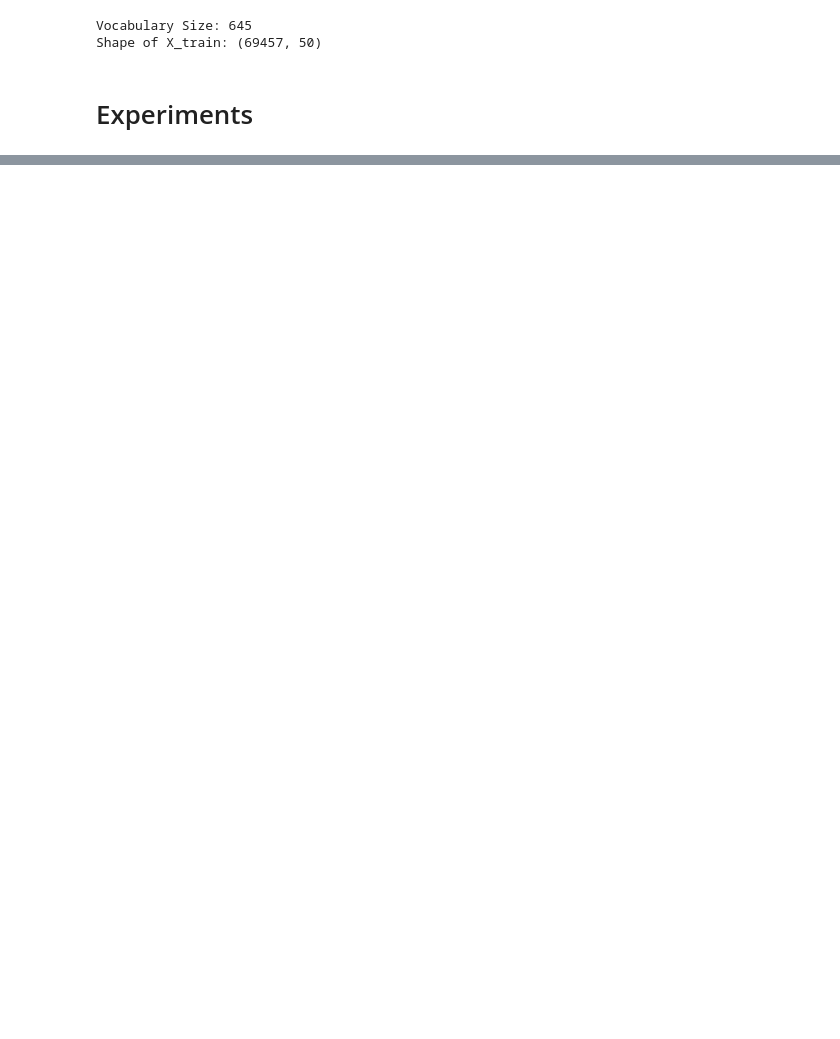
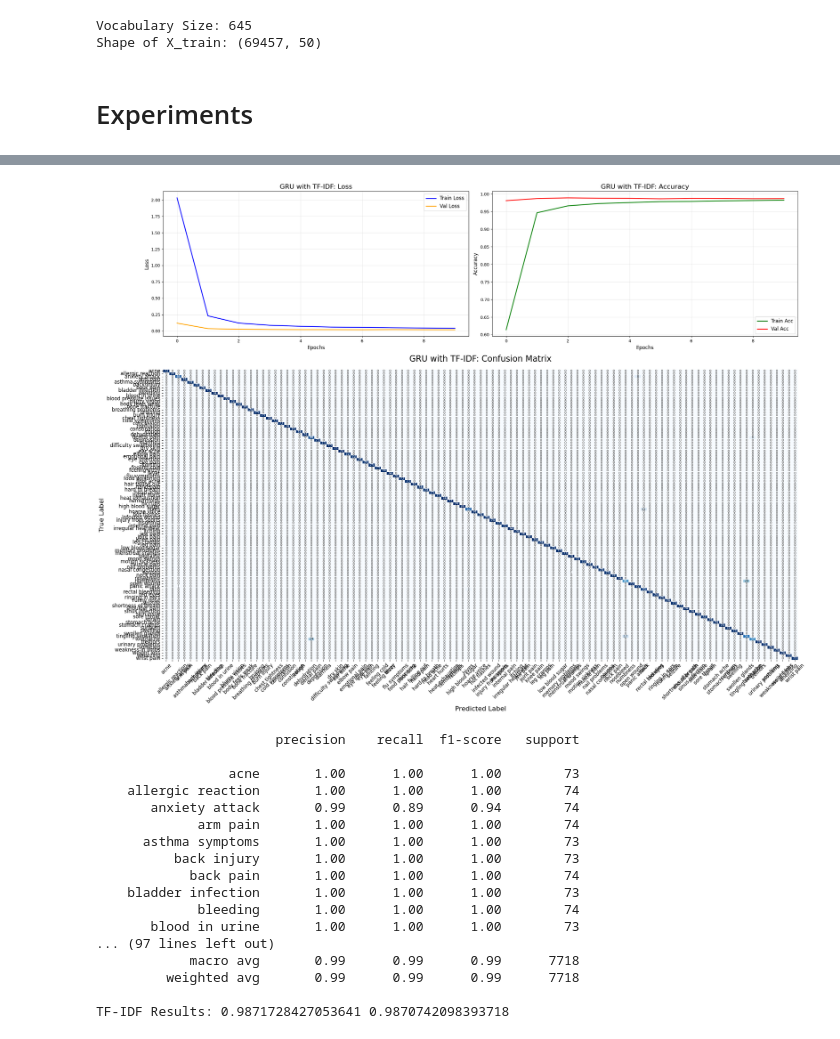
Before and after one commit to elyse003/Formative2_Medical_Text_Classification, a Jupyter notebook: notebooks/04_egide_gru.ipynb, the cells around one changed output, grey strips where cells are left out. Drawn from its saved outputs; the diff is of its cells as text; code cells hidden in the pictures; blank space fills up the shorter version.

Commit message:
feat: Training results visualizations

```diff
--- a/notebooks/04_egide_gru.ipynb
+++ b/notebooks/04_egide_gru.ipynb
@@ -303,7 +360,7 @@ model_tfidf = build_gru_model(
     num_classes=num_classes
 )
 
-model_tfidf.fit(
+history_tfidf = model_tfidf.fit(
     X_train_tfidf_reshaped,
     y_train, epochs=10, batch_size=64, validation_split=0.1, verbose=1,
     callbacks=[
@@ -314,6 +371,9 @@ model_tfidf.fit(
 
 # 4. Evaluate
 y_pred_tfidf = model_tfidf.predict(X_test_tfidf_reshaped).argmax(axis=1)
+
+plot_training_results(history_tfidf, y_test, y_pred_tfidf, le.classes_, model_name="GRU with TF-IDF")
+
 acc_tfidf = accuracy_score(y_test, y_pred_tfidf)
 f1_tfidf = f1_score(y_test, y_pred_tfidf, average='weighted')
 
@@ -340,3 +400,21 @@ TF-IDF Results: 0.9878206789323659 0.9877016768996226
+[figure, added]
+                       precision    recall  f1-score   support
+
+                 acne       1.00      1.00      1.00        73
+    allergic reaction       1.00      1.00      1.00        74
+       anxiety attack       0.99      0.89      0.94        74
+             arm pain       1.00      1.00      1.00        74
+      asthma symptoms       1.00      1.00      1.00        73
+          back injury       1.00      1.00      1.00        73
+            back pain       1.00      1.00      1.00        74
+    bladder infection       1.00      1.00      1.00        73
+             bleeding       1.00      1.00      1.00        74
+       blood in urine       1.00      1.00      1.00        73
+... (97 lines left out)
+            macro avg       0.99      0.99      0.99      7718
+         weighted avg       0.99      0.99      0.99      7718
+
+TF-IDF Results: 0.9871728427053641 0.9870742098393718
 # %%
 # 1. Tokenize
 tokenizer = Tokenizer(num_words=5000, oov_token="<OOV>")
```
Also changed, not shown: parts of 9 cells of this notebook, 2 other files.
